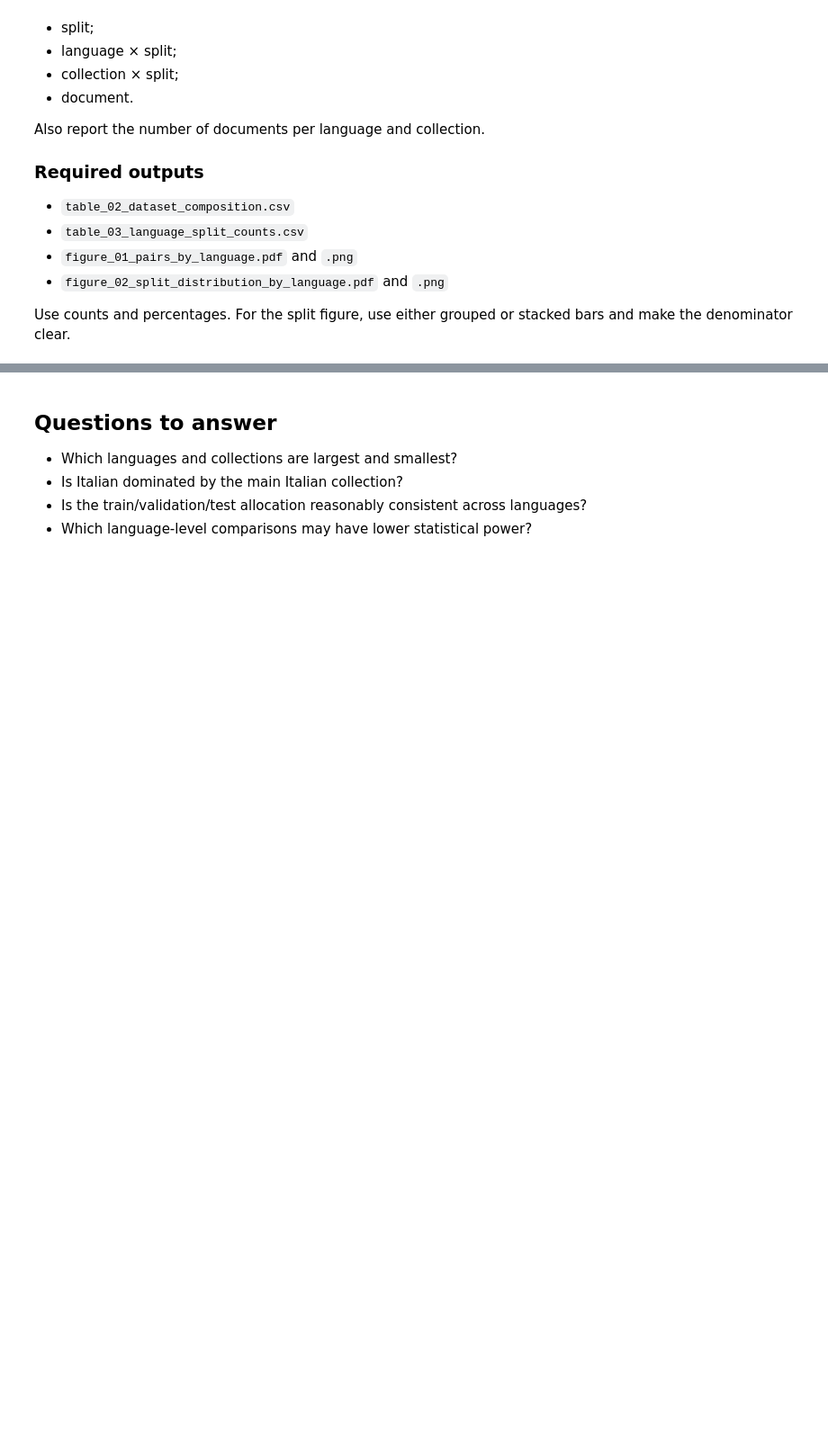
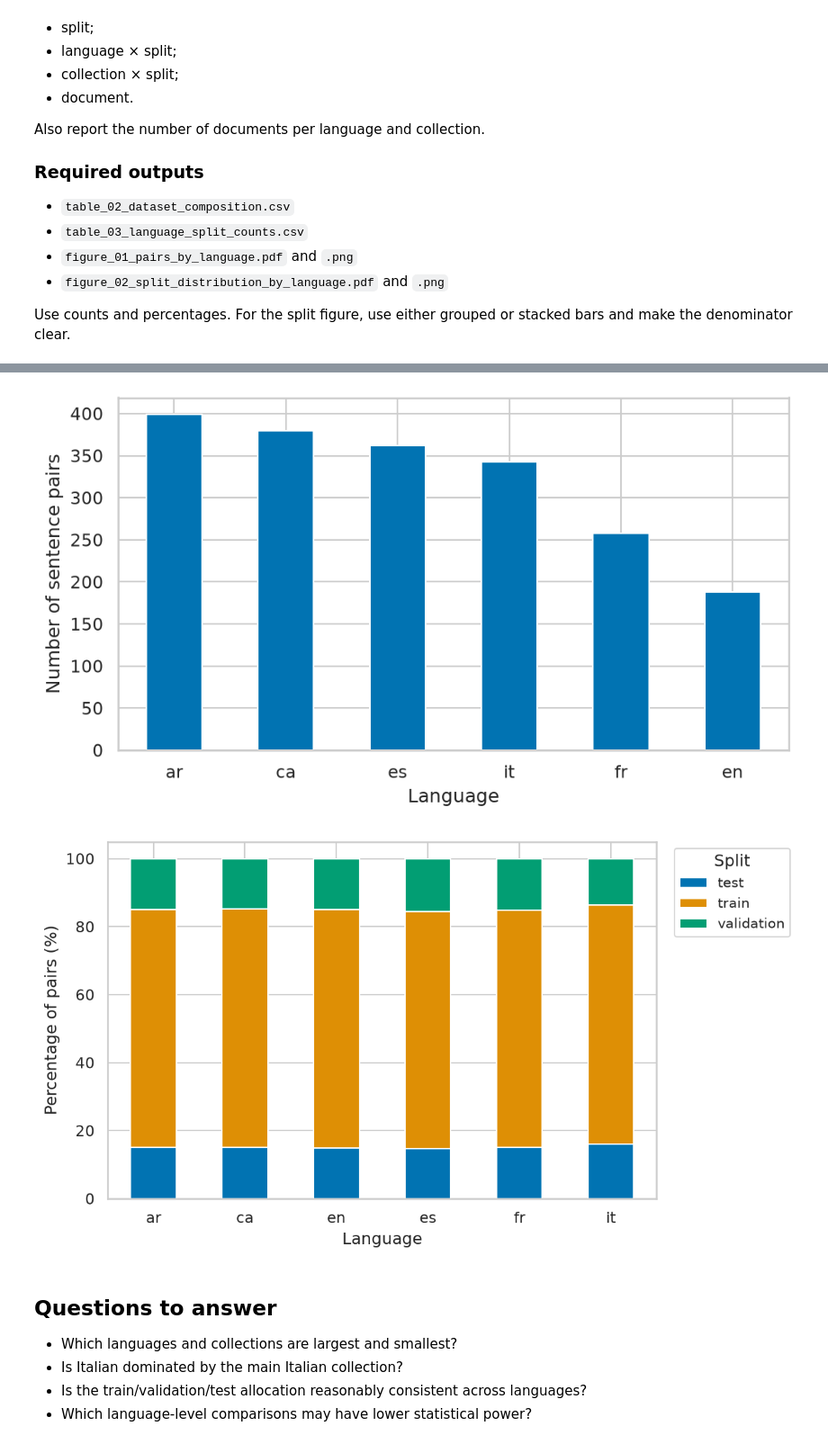
Before and after one commit to Owais-Mahmood/Interpretating-Readability-Evaluation-with-Explainable-AI, a Jupyter notebook: Task1/01_Dataset_statistical_and_strategy_analysis.ipynb, the cells around one changed output, grey strips where cells are left out. Shown at 90% size. Saved outputs shown, nothing was run; the diff lists cells and outputs as text; code cells hidden in the pictures; blank space fills up the shorter version.

Commit message:
Completed Stage 1 notebook Sections 1-5 (integrity, composition, length, alignment)

```diff
--- a/Task1/01_Dataset_statistical_and_strategy_analysis.ipynb
+++ b/Task1/01_Dataset_statistical_and_strategy_analysis.ipynb
@@ -229,3 +536,80 @@ Also report the number of documents per language and collection.
 - `figure_02_split_distribution_by_language.pdf` and `.png`
 
 Use counts and percentages. For the split figure, use either grouped or stacked bars and make the denominator clear.
+# %%
+# 3. Dataset composition
+
+# Counts by single dimension
+by_language = pairs["language"].value_counts().rename("n_pairs")
+by_collection = pairs["collection"].value_counts().rename("n_pairs")
+by_split = pairs["split"].value_counts().rename("n_pairs")
+by_document = pairs.groupby("language")["document_id"].nunique().rename("n_documents")
+
+table_02 = pd.concat(
+    [
+        by_language.rename_axis("language").reset_index().assign(dimension="language"),
+    ],
+    ignore_index=True,
+)
+
+# Build a tidy composition table: one row per dimension value, with counts and percentages
+composition_rows = []
+for dim_name, series in [("language", by_language), ("collection", by_collection), ("split", by_split)]:
+    total = series.sum()
+    for value, count in series.items():
+        composition_rows.append({
+            "dimension": dim_name,
+            "value": value,
+            "n_pairs": count,
+            "pct": round(100 * count / total, 2),
+        })
+
+table_02 = pd.DataFrame(composition_rows)
+table_02.to_csv(TABLES_DIR / "table_02_dataset_composition.csv", index=False)
+
+# Documents per language and collection
+docs_by_language = pairs.groupby("language")["document_id"].nunique().rename("n_documents")
+docs_by_collection = pairs.groupby("collection")["document_id"].nunique().rename("n_documents")
+
+# Language x split, collection x split cross-tabs
+language_split_counts = pd.crosstab(pairs["language"], pairs["split"])
+language_split_counts["total"] = language_split_counts.sum(axis=1)
+language_split_counts = language_split_counts.join(docs_by_language)
+language_split_counts.to_csv(TABLES_DIR / "table_03_language_split_counts.csv")
+
+collection_split_counts = pd.crosstab(pairs["collection"], pairs["split"])
+collection_split_counts["total"] = collection_split_counts.sum(axis=1)
+
+print("=== table_02_dataset_composition.csv ===")
+print(table_02.to_string(index=False))
+print()
+print("=== table_03_language_split_counts.csv ===")
+print(language_split_counts.to_string())
+print()
+print("=== collection x split (for reference) ===")
+print(collection_split_counts.to_string())
+
+# Figure 1: pairs by language
+fig, ax = plt.subplots(figsize=(7, 4))
+by_language.sort_values(ascending=False).plot(kind="bar", ax=ax, color=sns.color_palette("colorblind")[0])
+ax.set_xlabel("Language")
+ax.set_ylabel("Number of sentence pairs")
+ax.tick_params(axis="x", rotation=0)
+fig.tight_layout()
+fig.savefig(FIGURES_DIR / "figure_01_pairs_by_language.pdf")
+fig.savefig(FIGURES_DIR / "figure_01_pairs_by_language.png", dpi=300)
+plt.show()
+
+# Figure 2: split distribution by language (stacked, with clear denominator)
+split_by_lang_pct = pd.crosstab(pairs["language"], pairs["split"], normalize="index") * 100
+fig, ax = plt.subplots(figsize=(8, 4.5))
+split_by_lang_pct.plot(kind="bar", stacked=True, ax=ax, color=sns.color_palette("colorblind", n_colors=split_by_lang_pct.shape[1]))
+ax.set_xlabel("Language")
+ax.set_ylabel("Percentage of pairs (%)")
+ax.tick_params(axis="x", rotation=0)
+ax.legend(title="Split", bbox_to_anchor=(1.02, 1), loc="upper left")
+fig.tight_layout()
+fig.savefig(FIGURES_DIR / "figure_02_split_distribution_by_language.pdf")
+fig.savefig(FIGURES_DIR / "figure_02_split_distribution_by_language.png", dpi=300)
+plt.show()
+# %% [output]
@@ -232,3 +633,5 @@ Use counts and percentages. For the split figure, use either grouped or stacked
+[figure, added]
+[figure, added]
 # %% [markdown]
 ## Questions to answer
 
```
Also changed, not shown: parts of 18 cells of this notebook, 27 other files.
